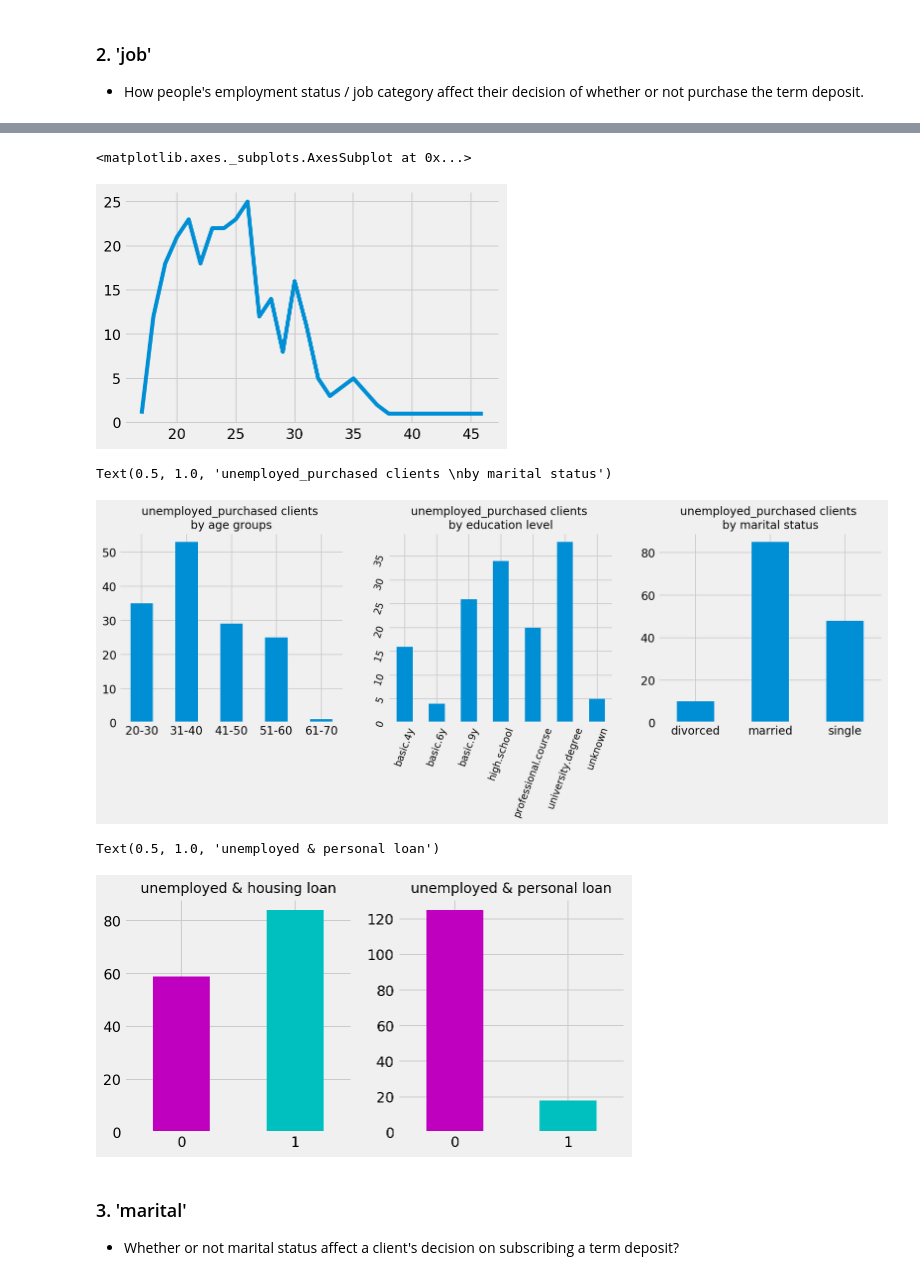
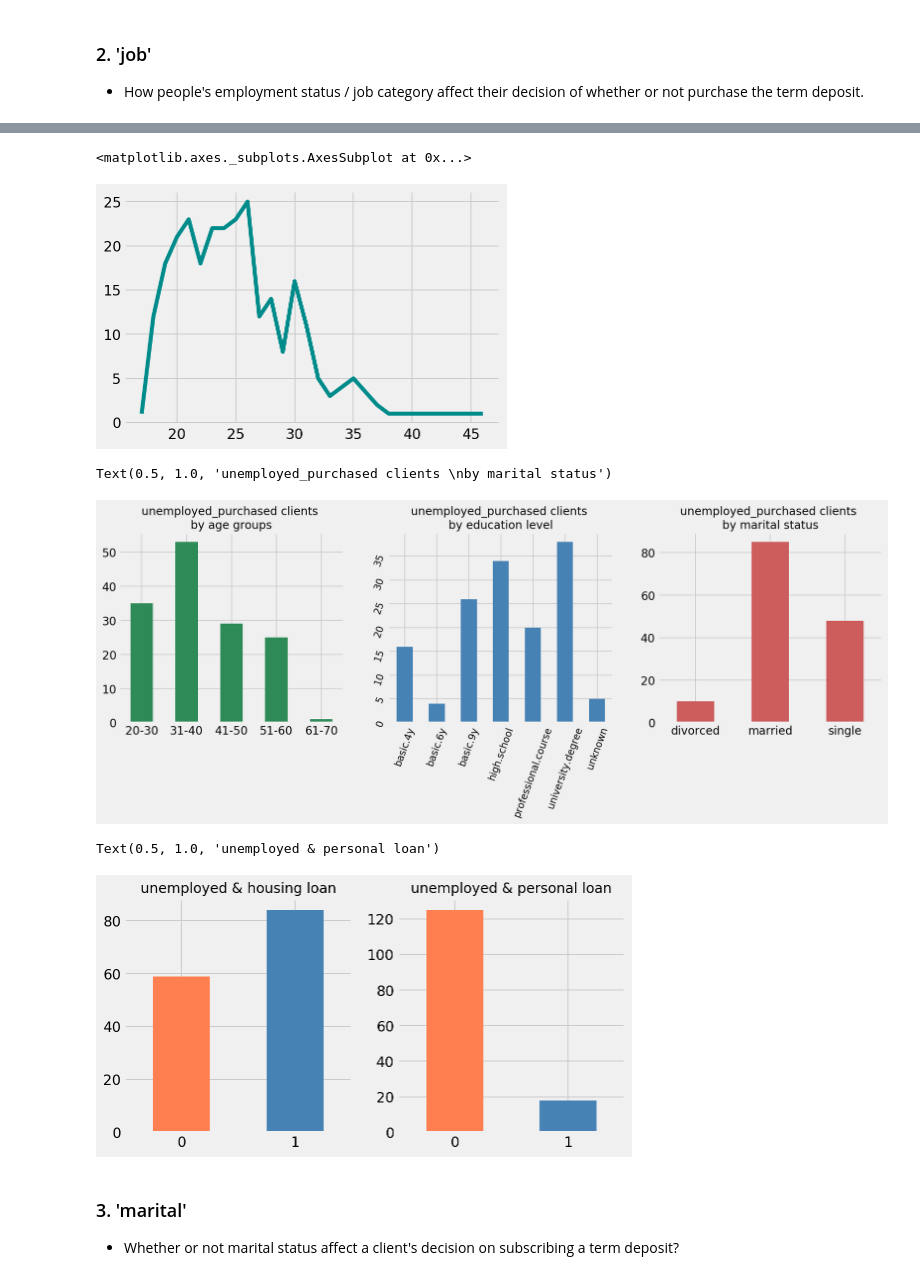
Before and after one commit to carolchenghq/General-Assembly, a Jupyter notebook: ProjectCapstone - Data Driven Strategy of Bank Marketing/Solution2_EDA.ipynb, the cells around one changed output, grey strips where cells are left out. Saved outputs shown, nothing was run; the diff lists cells and outputs as text; code cells hidden in the pictures.

```diff
--- a/ProjectCapstone - Data Driven Strategy of Bank Marketing/Solution2_EDA.ipynb
+++ b/ProjectCapstone - Data Driven Strategy of Bank Marketing/Solution2_EDA.ipynb
@@ -270,7 +270,7 @@ percentage_by_job.sort_values(ascending=True).plot(kind='barh', color='g')
 
 student = df_age_grouped[df_age_grouped['job'] =='student']
 purchased_student = student[student['y']==1]
-purchased_student['age'].value_counts().sort_index().plot()
+purchased_student['age'].value_counts().sort_index().plot(color='darkcyan')
 
 # -From the line graph the students whose age is between 20-26 more incline to subscribe fixed deposit
 # -Students aged 20-26 art normally studying at university, They might have received financial support for their
@@ -278,7 +278,7 @@ purchased_student['age'].value_counts().sort_index().plot()
 #  interest rate.
 # %% [output]
 <matplotlib.axes._subplots.AxesSubplot at 0x...>
-[figure, old version]
+[figure, new version]
 # %%
 # Why high percentage of 'unemployed' purchased fixed deposit?
 
@@ -286,9 +286,9 @@ unemployed = df_age_grouped[df_age_grouped['job'] =='unemployed']
 purchased_unemployed = unemployed[unemployed['y']==1]
 
 fig, axes = plt.subplots(1,3, figsize=(15, 4), squeeze=False)
-purchased_unemployed['age_group'].value_counts().sort_index().plot(kind='bar', ax=axes[0][0])
-purchased_unemployed['education'].value_counts().sort_index().plot(kind='bar', ax=axes[0][1])
-purchased_unemployed['marital'].value_counts().sort_index().plot(kind='bar', ax=axes[0][2])
+purchased_unemployed['age_group'].value_counts().sort_index().plot(kind='bar', color='seagreen', ax=axes[0][0])
+purchased_unemployed['education'].value_counts().sort_index().plot(kind='bar', color='steelblue', ax=axes[0][1])
+purchased_unemployed['marital'].value_counts().sort_index().plot(kind='bar', color='indianred', ax=axes[0][2])
 
 axes[0][0].tick_params(labelsize=14, rotation=0)
 axes[0][1].tick_params(labelsize=12, rotation=70)
@@ -299,26 +299,28 @@ axes[0][1].set_title('unemployed_purchased clients \nby education level', fontsi
 axes[0][2].set_title('unemployed_purchased clients \nby marital status', fontsize=14)
 # %% [output]
 Text(0.5, 1.0, 'unemployed_purchased clients \nby marital status')
-[figure, old version]
+[figure, new version]
 # %%
 # What if unemployed person also has housing loan or personal loan?
 
 fig, axes = plt.subplots(1,2, figsize=(8, 4), squeeze=False)
-purchased_unemployed['housing_loan'].value_counts().sort_index().plot(kind='bar', ax=axes[0][0], color=['m','c'])
-purchased_unemployed['personal_loan'].value_counts().sort_index().plot(kind='bar', ax=axes[0][1], color=['m','c'])
+purchased_unemployed['housing_loan'].value_counts().sort_index().plot(kind='bar', ax=axes[0][0],
+                                                                      color=['coral','steelblue'])
+purchased_unemployed['personal_loan'].value_counts().sort_index().plot(kind='bar', ax=axes[0][1],
+                                                                       color=['coral','steelblue'])
 
 axes[0][0].tick_params(labelsize=14, rotation=0)
 axes[0][1].tick_params(labelsize=14, rotation=0)
 
 axes[0][0].set_title('unemployed & housing loan', fontsize=14)
 axes[0][1].set_title('unemployed & personal loan', fontsize=14)
 
 # From the plots, whether or not an unemployed client has housing loan looks doesn't affect his/her decision on
 # subscribing a term deposit.
 # However, if an unemployed client also has a personal loan, he/she is unlikely to subscribe a term deposit.
 # %% [output]
 Text(0.5, 1.0, 'unemployed & personal loan')
-[figure, old version]
+[figure, new version]
 # %% [markdown]
 ### 3. 'marital'
 - Whether or not marital status affect a client's decision on subscribing a term deposit?
```
Also changed, not shown: parts of 14 cells of this notebook, 2 other files.
